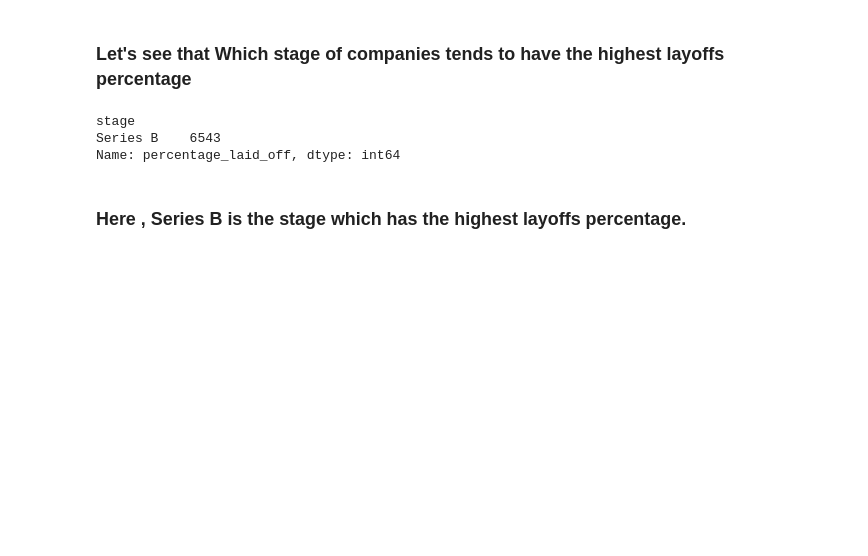
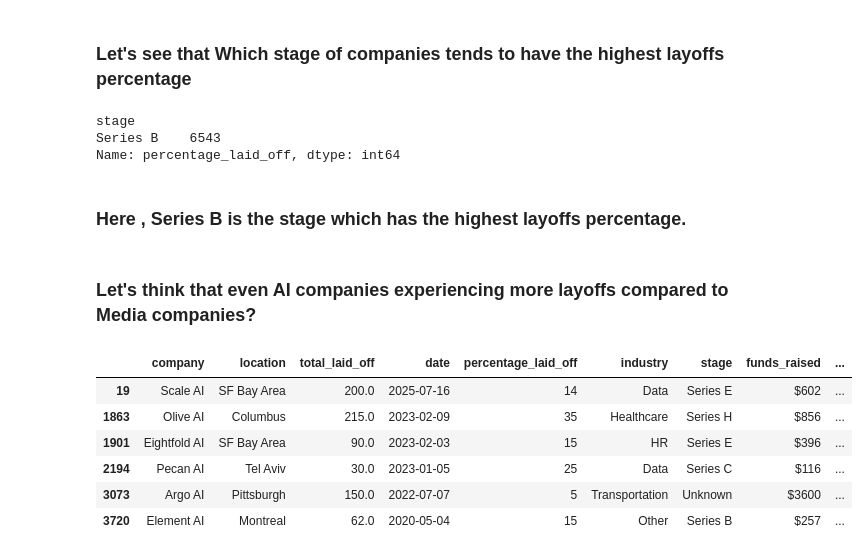
Before and after one commit to neerajcodes888/Recent-Layoffs-Case-Study, a Jupyter notebook: study.ipynb, the cells around one changed output. Saved outputs shown, nothing was run; the diff lists cells and outputs as text; code cells hidden in the pictures; blank space fills up the shorter version.

```diff
--- a/study.ipynb
+++ b/study.ipynb
@@ -725,3 +725,16 @@ Series B    6543
 Name: percentage_laid_off, dtype: int64
 # %% [markdown]
 ### Here , Series B is the stage which has the highest layoffs percentage.
+# %% [markdown]
+### Let's think that even AI companies experiencing more layoffs compared to Media companies?
+# %%
+AI = data[data['company'].str.contains('AI')]
+AI
+# %% [output]
+|  | company | location | total_laid_off | date | percentage_laid_off | industry | stage | funds_raised | ... |
+| 19 | Scale AI | SF Bay Area | 200.0 | 2025-07-16 | 14 | Data | Series E | $602 | ... |
+| 1863 | Olive AI | Columbus | 215.0 | 2023-02-09 | 35 | Healthcare | Series H | $856 | ... |
+| 1901 | Eightfold AI | SF Bay Area | 90.0 | 2023-02-03 | 15 | HR | Series E | $396 | ... |
+| 2194 | Pecan AI | Tel Aviv | 30.0 | 2023-01-05 | 25 | Data | Series C | $116 | ... |
+| 3073 | Argo AI | Pittsburgh | 150.0 | 2022-07-07 | 5 | Transportation | Unknown | $3600 | ... |
+| 3720 | Element AI | Montreal | 62.0 | 2020-05-04 | 15 | Other | Series B | $257 | ... |
```
Also changed, not shown: parts of 1 cell of this notebook.
